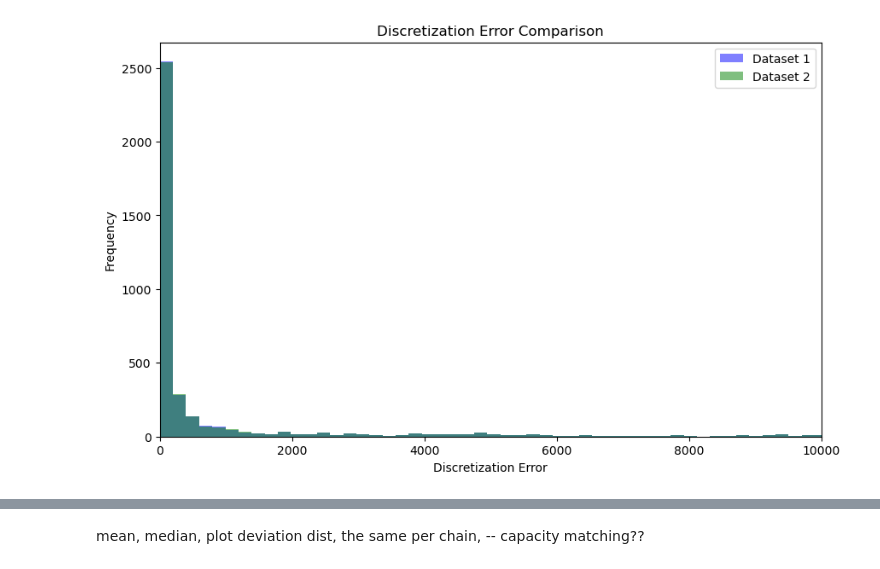
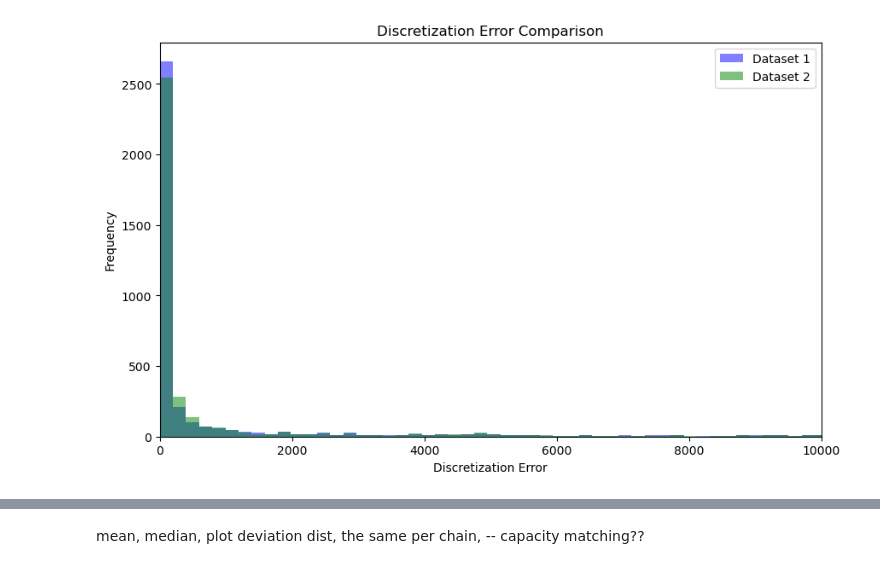
Before and after one commit to TUBS-IVS/MATSimPipeline, a Jupyter notebook: analysis/analysisnb.ipynb, the cells around one changed output, grey strips where cells are left out. Saved outputs shown, nothing was run; the diff lists cells and outputs as text; code cells hidden in the pictures.

```diff
--- a/analysis/analysisnb.ipynb
+++ b/analysis/analysisnb.ipynb
@@ -9,20 +1,24 @@ from analysis import analysis
 # %%
+import numpy as np
+from utils import helpers as h
+from utils import settings as s
+from analysis import analysis
 import pandas as pd
 import matplotlib.pyplot as plt
 
 # Assuming the necessary functions and classes are imported from 'analysis' and 'h'
 
-# First Dataset
+# First Dataset -> Hoerl
 Data1 = analysis.DataframeAnalysis()
-Data1.load_df_from_csv(r'C:\Users\petre\Documents\GitHub\MATSimPipeline\output\20241210_182050\location_assignment_result_load_main_advanced_petre_100-branches.csv')
+Data1.load_df_from_csv(r'C:\Users\petre\Documents\GitHub\MATSimPipeline\output\20241210_175510\location_assignment_result_load_main_hoerl.csv')
 Data1.df = Data1.df[Data1.df['to_location'].notna()]
 Data1.df['from_location'] = Data1.df['from_location'].apply(h.convert_to_point)
 Data1.df['to_location'] = Data1.df['to_location'].apply(h.convert_to_point)
 Data1.evaluate_distance_deviations_from_df()
 
-# Second Dataset
+# Second Dataset -> Advanced Petre
 Data2 = analysis.DataframeAnalysis()
-Data2.load_df_from_csv(r'C:\Users\petre\Documents\GitHub\MATSimPipeline\output\20241210_181445\location_assignment_result_load_main_advanced_petre_100-branches.csv')
+Data2.load_df_from_csv(r'C:\Users\petre\Documents\GitHub\MATSimPipeline\output\20241210_182050\location_assignment_result_load_main_advanced_petre_100-branches.csv')
 Data2.df = Data2.df[Data2.df['to_location'].notna()]
 Data2.df['from_location'] = Data2.df['from_location'].apply(h.convert_to_point)
 Data2.df['to_location'] = Data2.df['to_location'].apply(h.convert_to_point)
@@ -57 +54 @@ plt.show()
-[figure, old version]
+[figure, new version]
```
Also changed, not shown: parts of 7 cells of this notebook, 5 other files.
